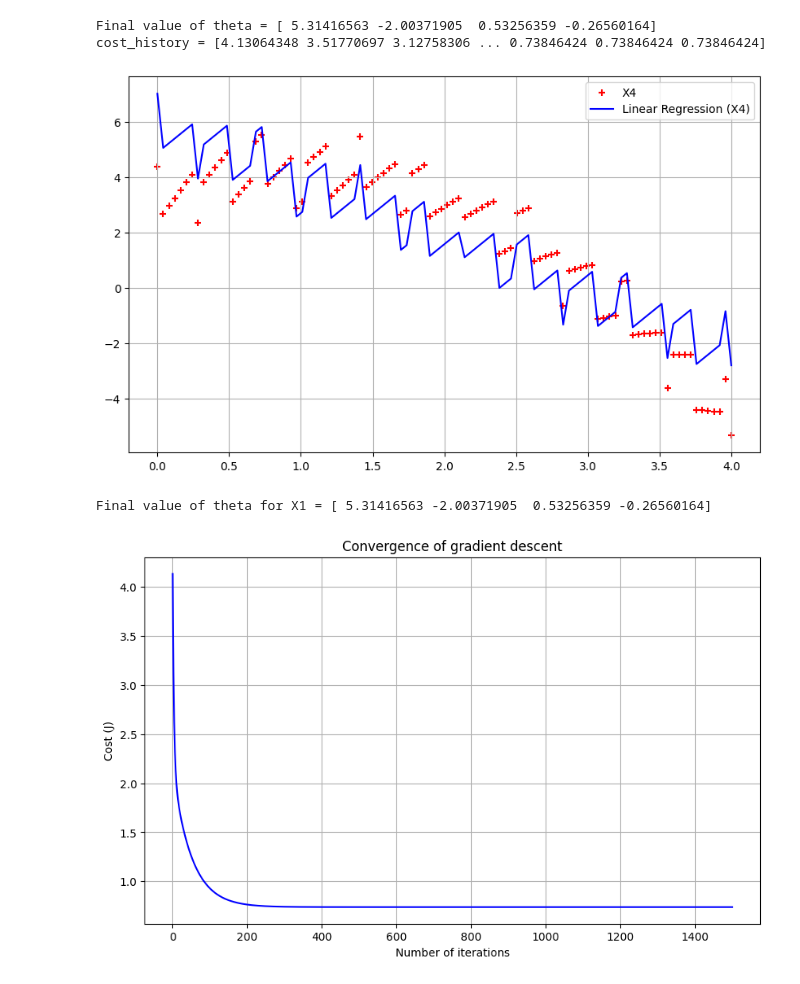
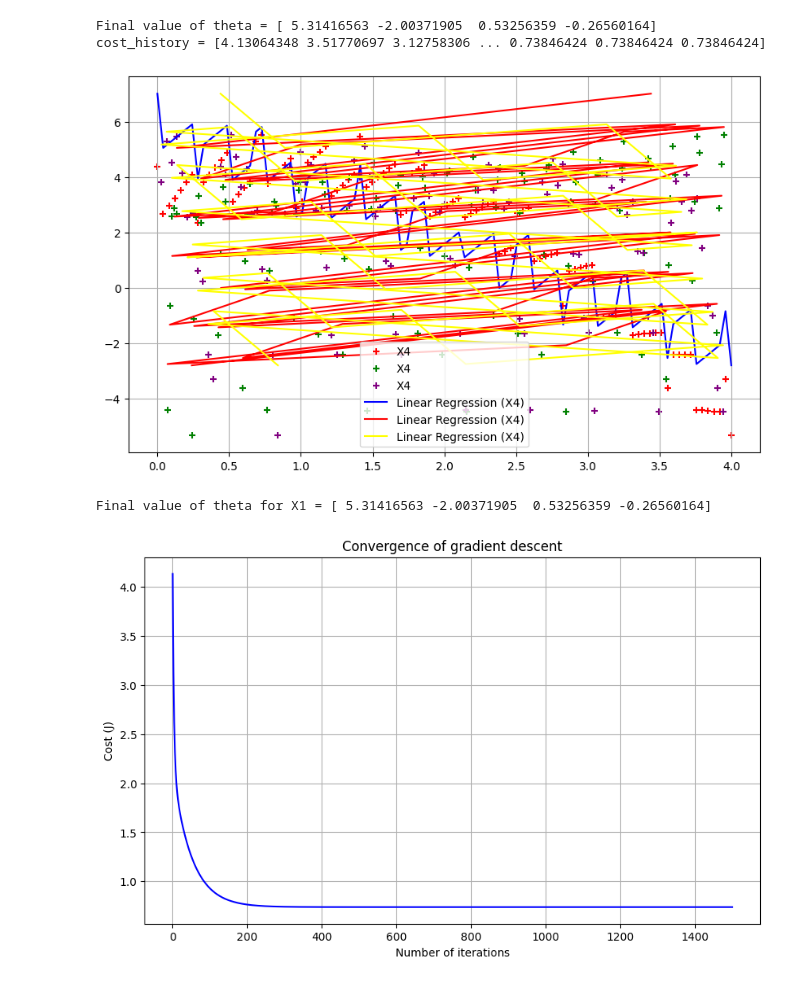
Before and after one commit to Swayyum/Intro-to-ML, a Jupyter notebook: HW1.ipynb, the cells around one changed output. Cells and saved outputs as stored; diff of their text form; code cells hidden in the pictures.

```diff
--- a/HW1.ipynb
+++ b/HW1.ipynb
@@ -342,27 +342,30 @@ cost_history = [4.13064348 3.51770697 3.12758306 ... 0.73846424 0.73846424 0.738
 # %%
 
 # Assuming that X, y, and theta are already defined
 # Also assuming that X has two columns: a feature column and a column of ones
 
 # Scatter plot for the training data
 plt.scatter(X__4[:, 1], y, color='red', marker='+', label='X4')
+plt.scatter(X__4[:, 2], y, color='green', marker='+', label='X4')
+plt.scatter(X__4[:, 3], y, color='purple', marker='+', label='X4')
 
 
 # Line plots for the linear regression models
 plt.plot(X__4[:, 1], X__4.dot(theta1), color='blue', linestyle='-', label='Linear Regression (X4)')
-
+plt.plot(X__4[:, 2], X__4.dot(theta1), color='red', linestyle='-', label='Linear Regression (X4)')
+plt.plot(X__4[:, 3], X__4.dot(theta1), color='yellow', linestyle='-', label='Linear Regression (X4)')
 # Plot customizations
 plt.rcParams["figure.figsize"] = (10, 6)
 plt.grid(True)
 plt.legend()
 
 # Show the plot
 plt.show()
 
 # Final values of theta for each variable
 print('Final value of theta for X1 =', theta1)
 # %% [output]
-[figure, old version]
+[figure, new version]
 Final value of theta for X1 = [ 5.31416563 -2.00371905  0.53256359 -0.26560164]
 # %%
 plt.plot(range(1, iterations + 1), cost_history1, color='blue')
```
